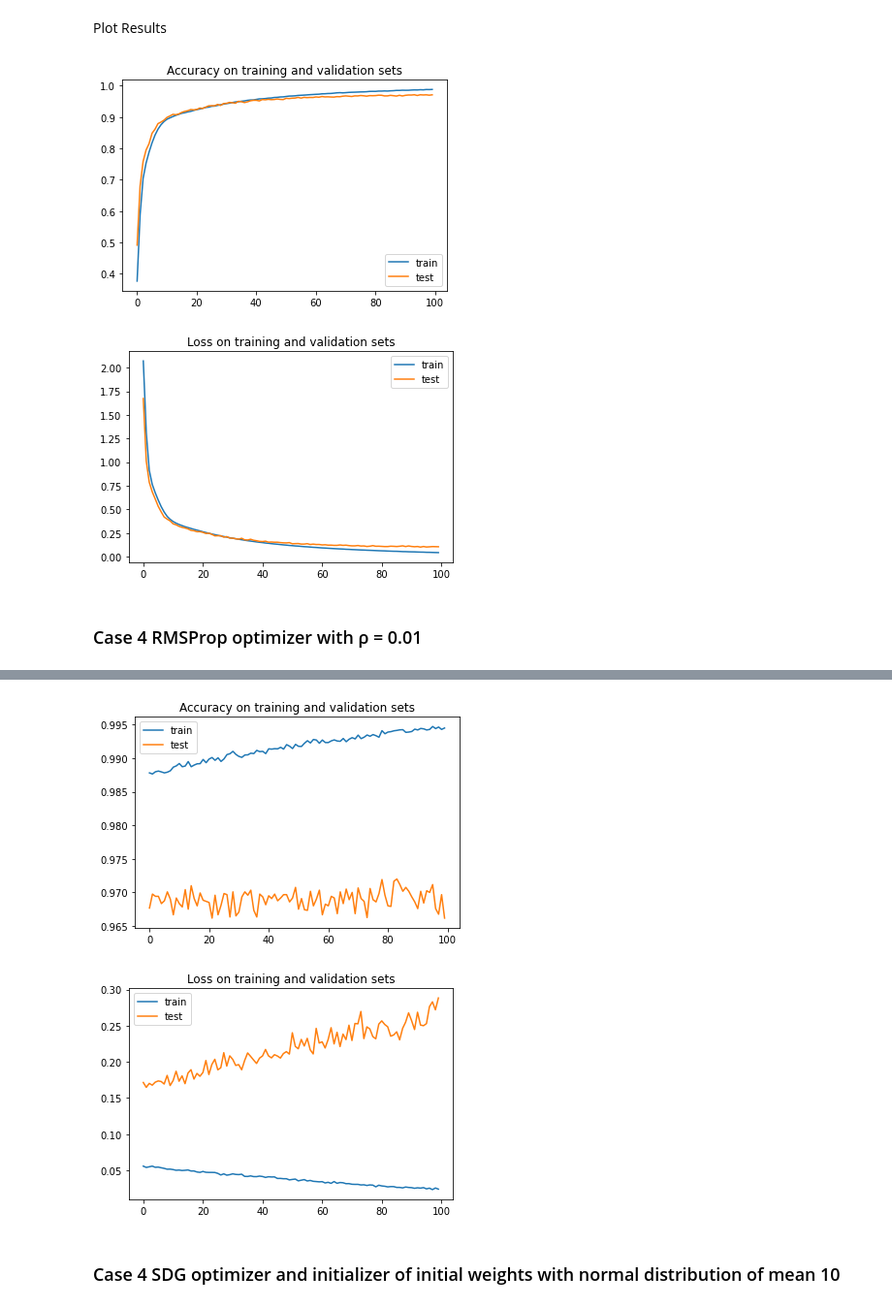
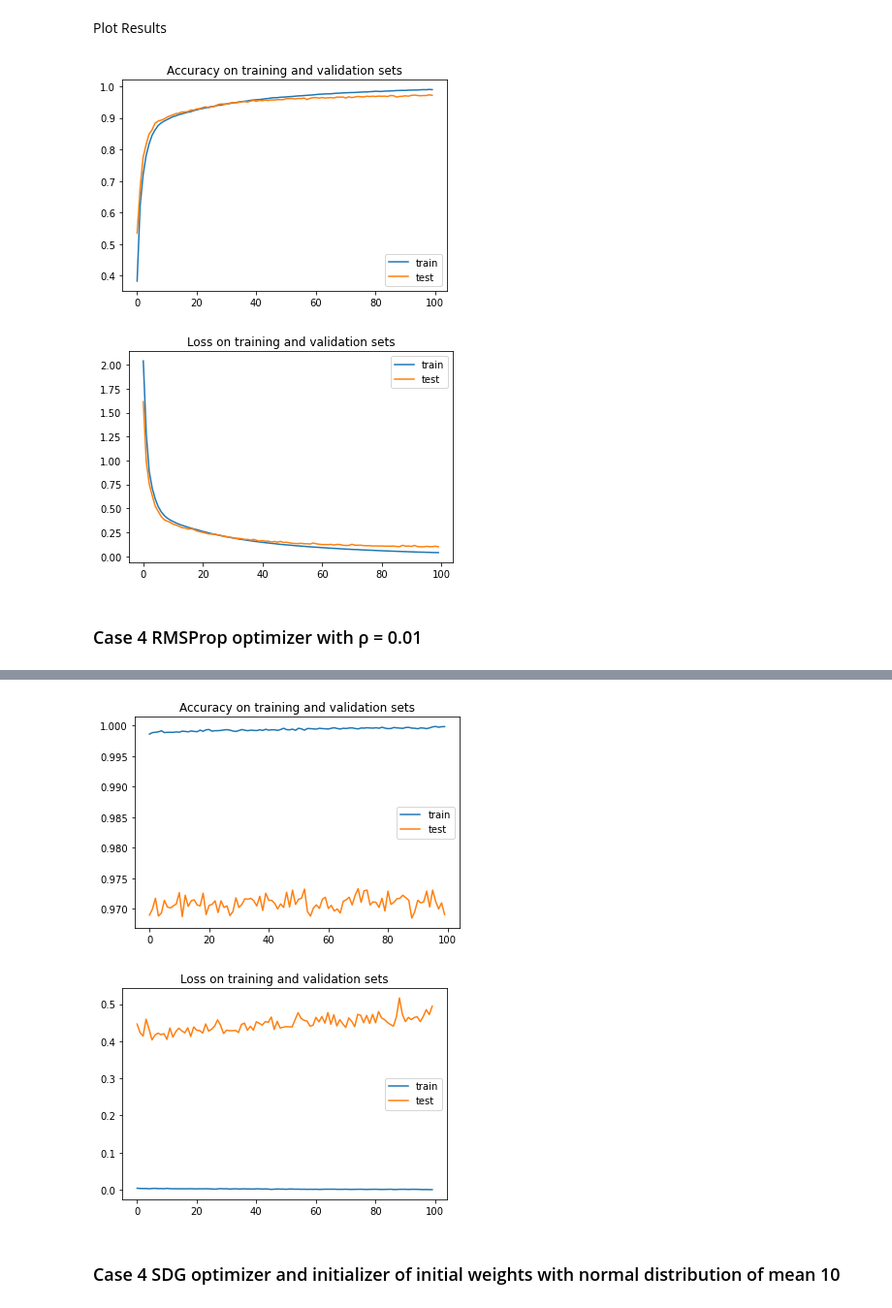
Before and after one commit to ArtoriasAbyssslayer/Computational_Intelligence, a Jupyter notebook: MultilayerPerceptronClassification/src/MLP_Classification_MNIST_notebook.ipynb, the cells around one changed output, grey strips where cells are left out. Shown at 97% size. Cells and saved outputs as stored; diff of their text form; code cells hidden in the pictures.

```diff
--- a/MultilayerPerceptronClassification/src/MLP_Classification_MNIST_notebook.ipynb
+++ b/MultilayerPerceptronClassification/src/MLP_Classification_MNIST_notebook.ipynb
@@ -74,7 +74,7 @@ def model_builder():
     model_default.add(layers.Dense(n_hidden_2,activation='relu'))
     # Output Layer
     model_default.add(layers.Dense((10),activation='softmax'))
-    model_default.compile(loss=tf.keras.losses.CategoricalCrossentropy(from_logits=True),metrics=['accuracy'])
+    model_default.compile(loss=tf.keras.losses.CategoricalCrossentropy(from_logits=False),metrics=['accuracy'])
     return model_default
 # %% [markdown]
 ## Case 1 online Training --- Batch_size = 1
@@ -244,12 +226,12 @@ plt.legend()
 plt.title('Loss on training and validation sets')
 plt.show()
 # %% [output]
-[figure, old version]
+[figure, new version]
-[figure, old version]
+[figure, new version]
 # %% [markdown]
 ### Case 4 RMSProp optimizer with ρ = 0.01
 # %%
-model_default.compile(optimizer=tf.keras.optimizers.RMSprop(learning_rate=0.001,rho=0.01),loss=tf.keras.losses.CategoricalCrossentropy(from_logits=True),metrics=['accuracy'])
+model_default.compile(optimizer=tf.keras.optimizers.RMSprop(learning_rate=0.001,rho=0.01),loss=tf.keras.losses.CategoricalCrossentropy(from_logits=False),metrics=['accuracy'])
 tic = time.time()
 
 history = model_default.fit(x_train, y_train, epochs=100, batch_size=256, validation_split=0.2, verbose=1)
@@ -288,4 +270,4 @@ Training tim: 61.84252619743347s
-[figure, old version]
+[figure, new version]
-[figure, old version]
+[figure, new version]
 # %% [markdown]
 ### Case 4 SDG optimizer and initializer of initial weights with normal distribution of mean 10
```
Also changed, not shown: parts of 9 cells of this notebook.
